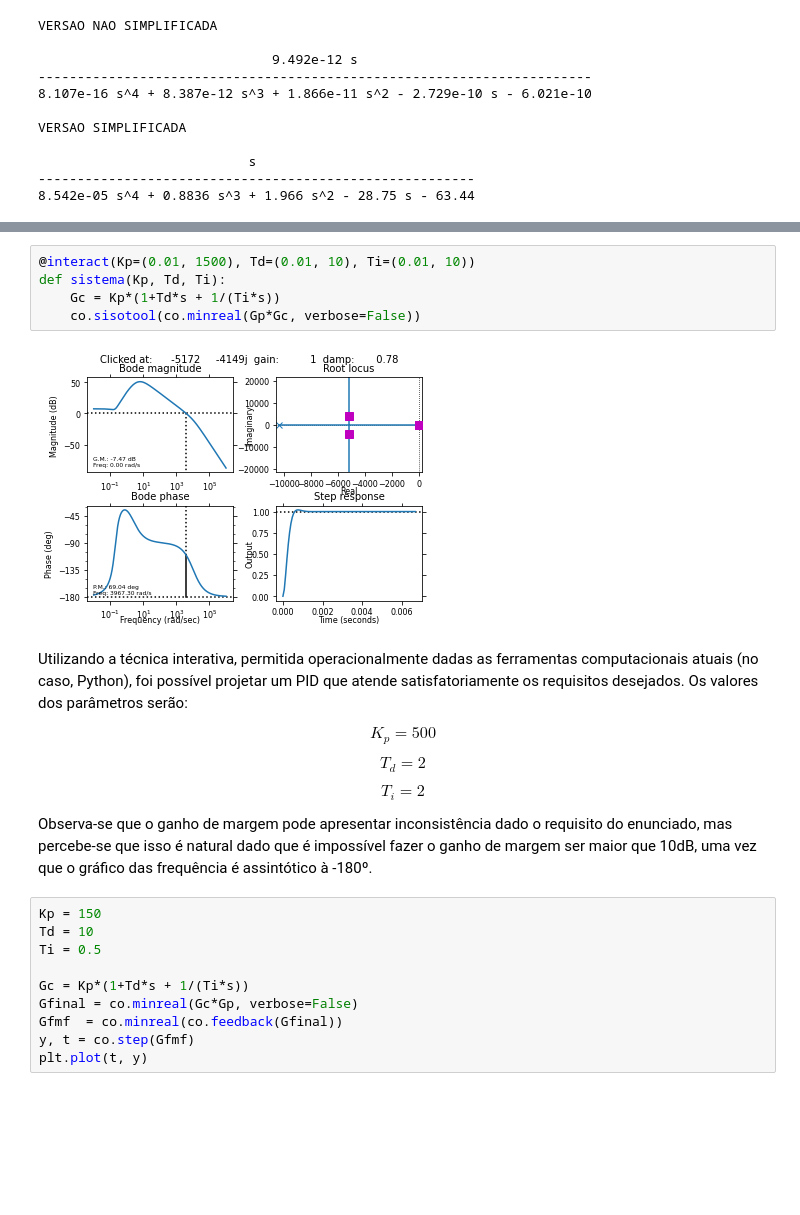
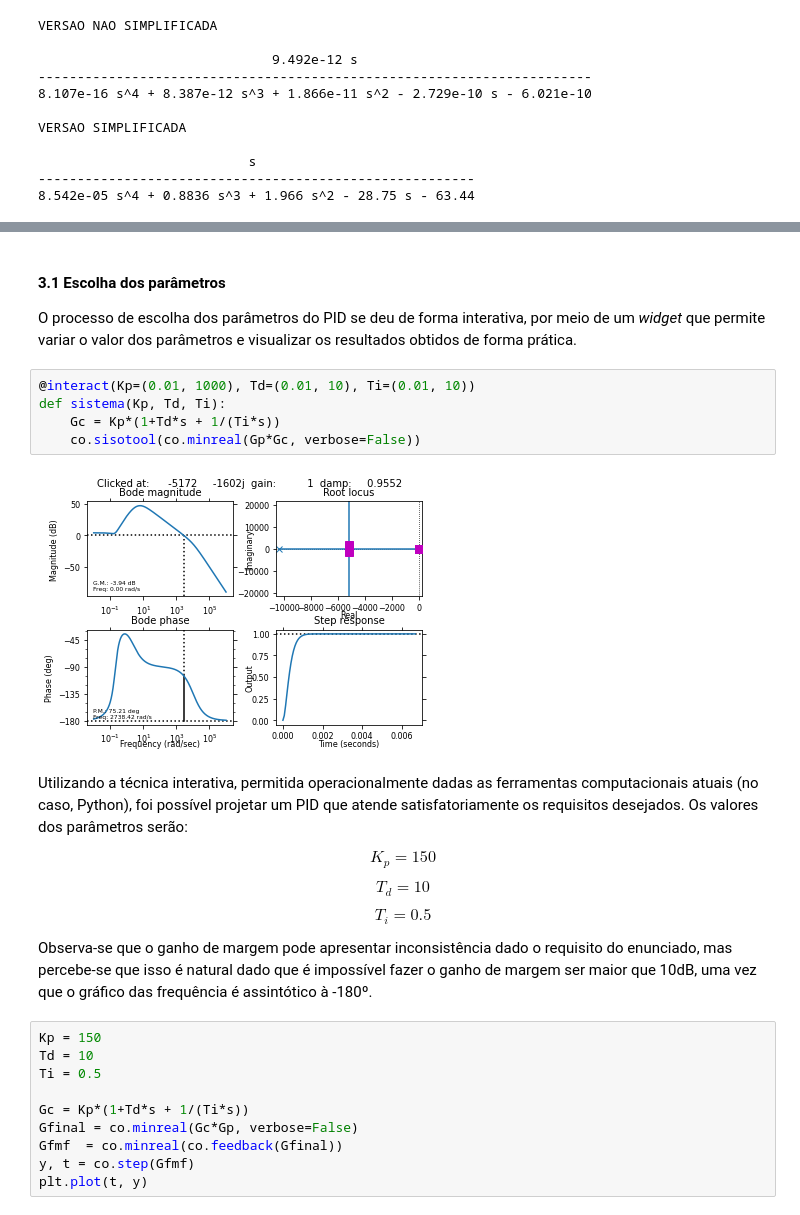
Before and after one commit to Maionepy/Controle_Projeto_Final, a Jupyter notebook: Trabalho_Final.ipynb, the cells around one changed output, grey strips where cells are left out. Drawn from its saved outputs; the diff is of its cells as text; blank space fills up the shorter version.

```diff
--- a/Trabalho_Final.ipynb
+++ b/Trabalho_Final.ipynb
@@ -284,18 +282,22 @@ Vamos agora definir as expressões de nosso controlador em Python.
+# %% [markdown]
+#### 3.1 Escolha dos parâmetros
+
+O processo de escolha dos parâmetros do PID se deu de forma interativa, por meio de um *widget* que permite variar o valor dos parâmetros e visualizar os resultados obtidos de forma prática.
 # %%
-@interact(Kp=(0.01, 1500), Td=(0.01, 10), Ti=(0.01, 10))
+@interact(Kp=(0.01, 1000), Td=(0.01, 10), Ti=(0.01, 10))
 def sistema(Kp, Td, Ti):
     Gc = Kp*(1+Td*s + 1/(Ti*s))
     co.sisotool(co.minreal(Gp*Gc, verbose=False))
 # %% [output]
-[figure, old version]
+[figure, new version]
 # %% [markdown]
 Utilizando a técnica interativa, permitida operacionalmente dadas as ferramentas computacionais atuais (no caso, Python), foi possível projetar um PID que atende satisfatoriamente os requisitos desejados. Os valores dos parâmetros serão:
 
-$$K_{p} = 500$$
+$$K_{p} = 150$$
 
-$$T_{d} = 2$$
+$$T_{d} = 10$$
 
-$$T_{i} = 2$$
+$$T_{i} = 0.5$$
 
 Observa-se que o ganho de margem pode apresentar inconsistência dado o requisito do enunciado, mas percebe-se que isso é natural dado que é impossível fazer o ganho de margem ser maior que 10dB, uma vez que o gráfico das frequência é assintótico à -180º.
 # %%
```
Also changed, not shown: parts of 12 cells of this notebook, 2 other files.
